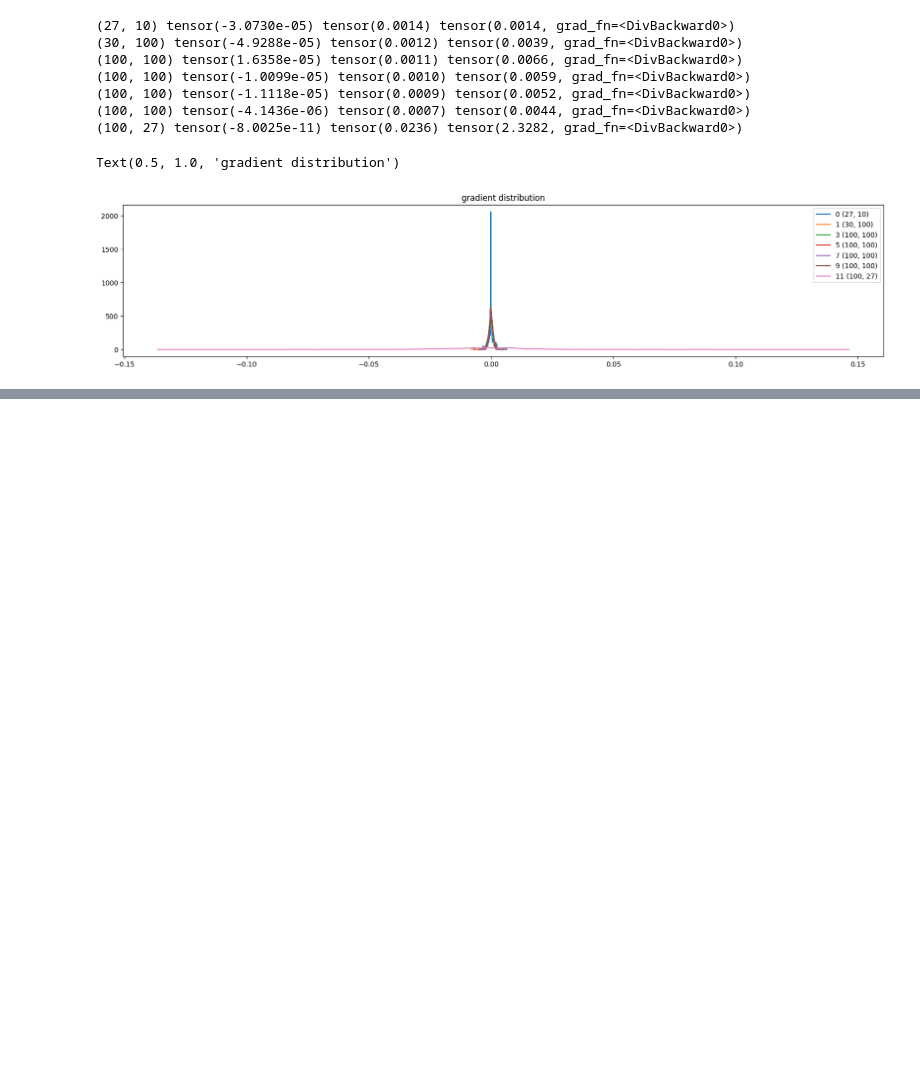
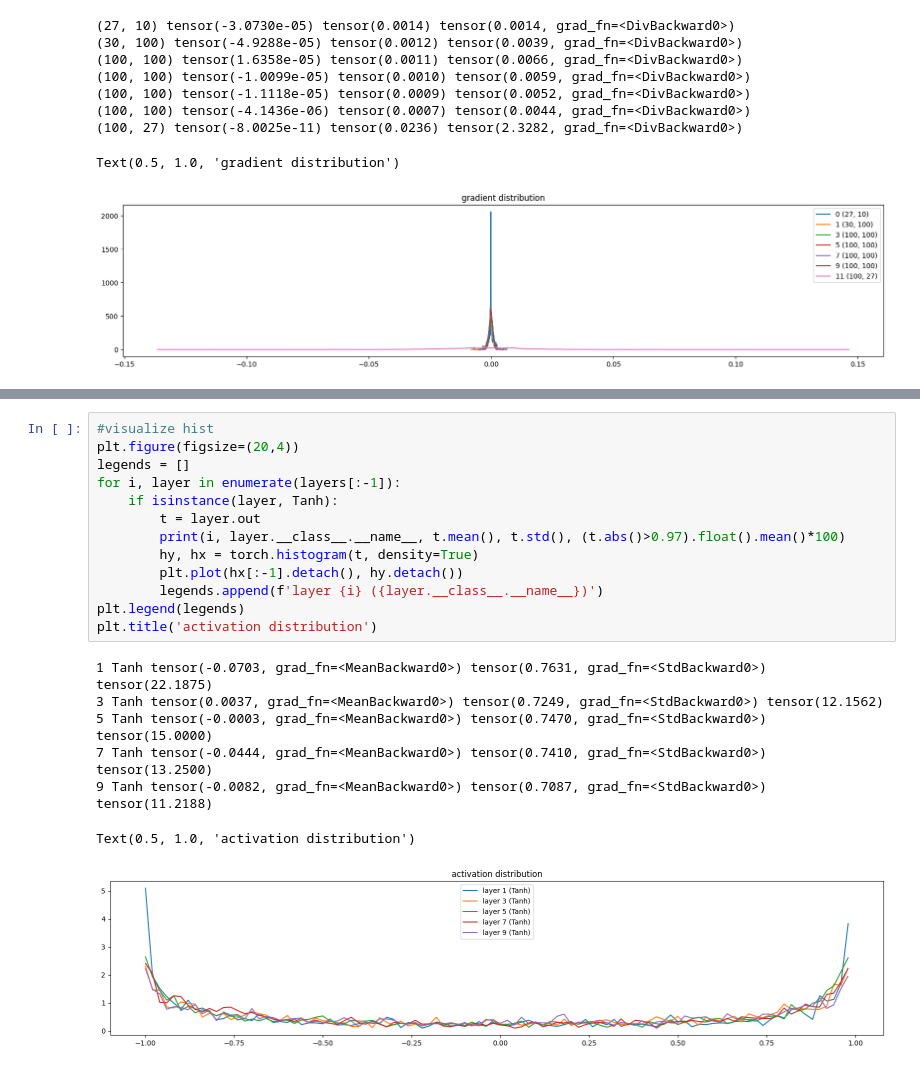
Before and after one commit to VomV/NLP, a Jupyter notebook: LangModels/mlp_pytorchify.ipynb, the cells around one changed output, grey strips where cells are left out. Cells and saved outputs as stored; diff of their text form; blank space fills up the shorter version.

```diff
--- a/LangModels/mlp_pytorchify.ipynb
+++ b/LangModels/mlp_pytorchify.ipynb
@@ -264,0 +313,21 @@ Text(0.5, 1.0, 'gradient distribution')
+# %%
+#visualize hist
+plt.figure(figsize=(20,4))
+legends = []
+for i, layer in enumerate(layers[:-1]):
+    if isinstance(layer, Tanh):
+        t = layer.out
+        print(i, layer.__class__.__name__, t.mean(), t.std(), (t.abs()>0.97).float().mean()*100)
+        hy, hx = torch.histogram(t, density=True)
+        plt.plot(hx[:-1].detach(), hy.detach())
+        legends.append(f'layer {i} ({layer.__class__.__name__})')
+plt.legend(legends)
+plt.title('activation distribution')
+# %% [output]
+1 Tanh tensor(-0.0703, grad_fn=<MeanBackward0>) tensor(0.7631, grad_fn=<StdBackward0>) tensor(22.1875)
+3 Tanh tensor(0.0037, grad_fn=<MeanBackward0>) tensor(0.7249, grad_fn=<StdBackward0>) tensor(12.1562)
+5 Tanh tensor(-0.0003, grad_fn=<MeanBackward0>) tensor(0.7470, grad_fn=<StdBackward0>) tensor(15.0000)
+7 Tanh tensor(-0.0444, grad_fn=<MeanBackward0>) tensor(0.7410, grad_fn=<StdBackward0>) tensor(13.2500)
+9 Tanh tensor(-0.0082, grad_fn=<MeanBackward0>) tensor(0.7087, grad_fn=<StdBackward0>) tensor(11.2188)
+Text(0.5, 1.0, 'activation distribution')
+[figure, added]
```
Also changed, not shown: parts of 5 cells of this notebook.
